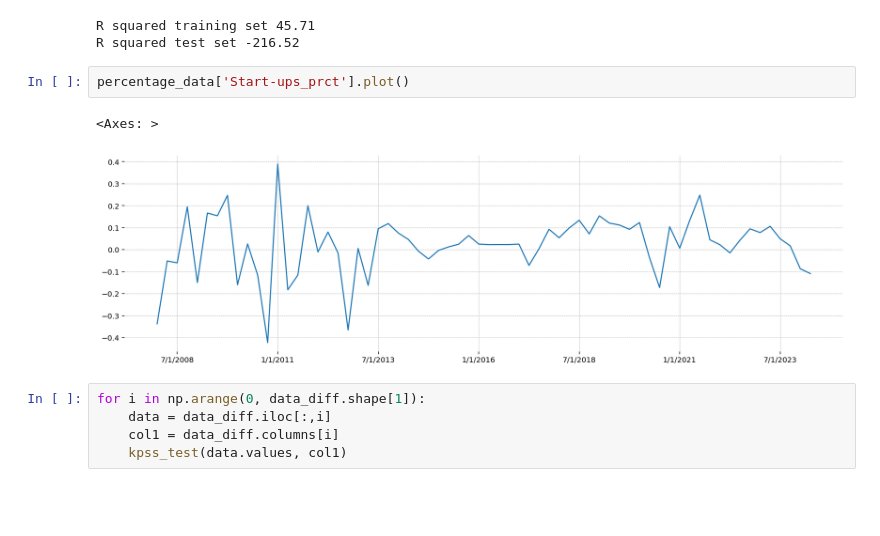
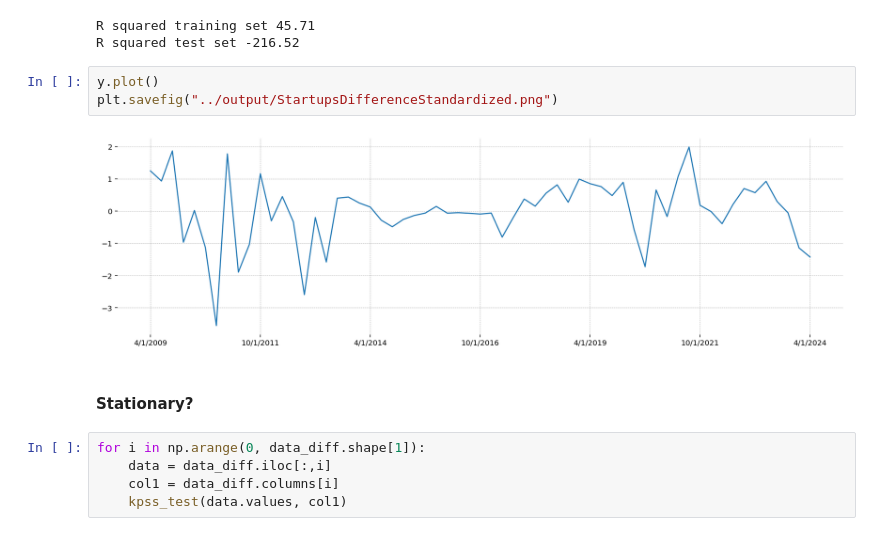
Before and after one commit to powell001/startups, a Jupyter notebook: code/feature_selection.ipynb, the cells around one changed output. Cells and saved outputs as stored; diff of their text form; blank space fills up the shorter version.

```diff
--- a/code/feature_selection.ipynb
+++ b/code/feature_selection.ipynb
@@ -526,11 +526,13 @@ print('R squared test set', round(lasso_best.score(X_test, y_test)*100, 2))
 # %% [output]
 R squared training set 45.71
 R squared test set -216.52
-# %%
-percentage_data['Start-ups_prct'].plot()
-# %% [output]
-<Axes: >
-[figure, removed]
+# %%
+y.plot()
+plt.savefig("../output/StartupsDifferenceStandardized.png")
+# %% [output]
+[figure, added]
+# %% [markdown]
+#### Stationary?
 # %%
 for i in np.arange(0, data_diff.shape[1]):
     data = data_diff.iloc[:,i]
```
Also changed, not shown: parts of 5 cells of this notebook, 2 other files.
